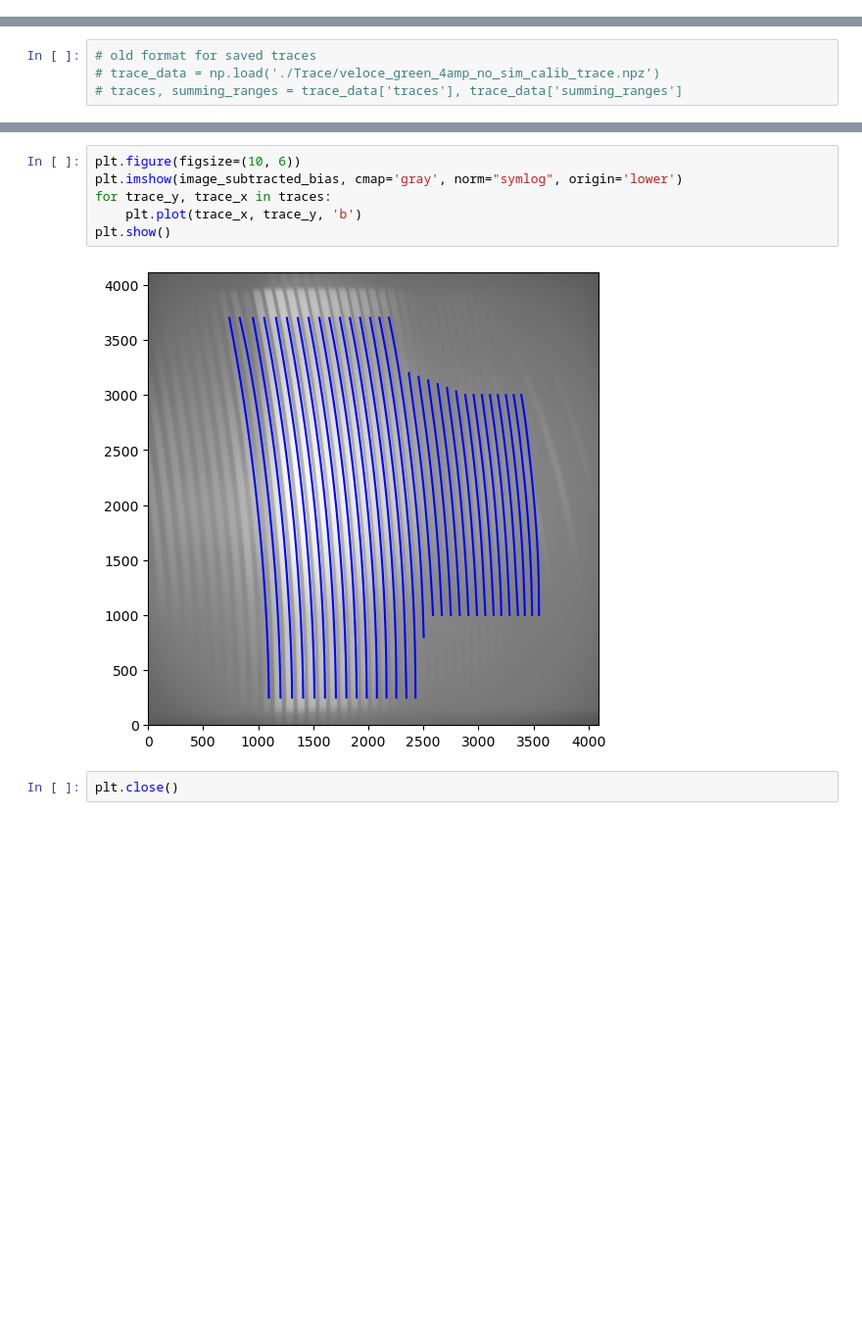
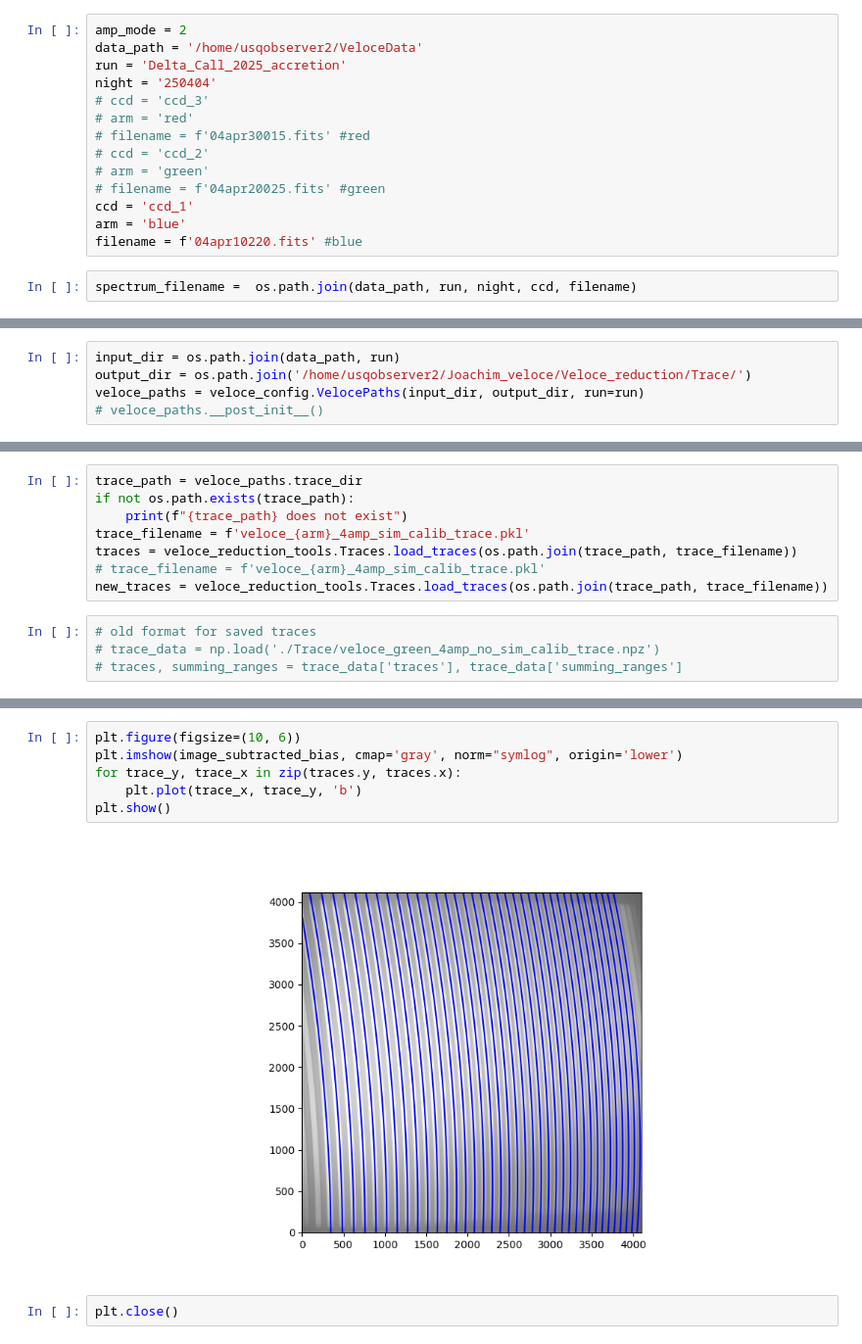
Before and after one commit to joakru-astro/veloce_reduction, a Jupyter notebook: veloce_trace.ipynb, the cells around one changed output, grey strips where cells are left out. Shown at 98% size. Saved outputs shown, nothing was run; the diff lists cells and outputs as text; blank space fills up the shorter version.

Commit message:
select custom traces, extract all arms fixed

```diff
--- a/veloce_trace.ipynb
+++ b/veloce_trace.ipynb
@@ -75,3 +77,19 @@ spectrum_filename =  os.path.join(veloce_paths.raw_dir, night, ccd, filename)
+# %%
+amp_mode = 2
+data_path = '/home/usqobserver2/VeloceData'
+run = 'Delta_Call_2025_accretion'
+night = '250404'
+# ccd = 'ccd_3'
+# arm = 'red'
+# filename = f'04apr30015.fits' #red
+# ccd = 'ccd_2'
+# arm = 'green'
+# filename = f'04apr20025.fits' #green
+ccd = 'ccd_1'
+arm = 'blue'
+filename = f'04apr10220.fits' #blue
+# %%
+spectrum_filename =  os.path.join(data_path, run, night, ccd, filename)
 # %%
 # blue master flat
 # amp_mode = 4
@@ -140,3 +154,8 @@ plt.close('all')
 Load prefitted trace to refit or skip to determining orders from flux in flat images
 # %%
 order_nums, coeffs, traces = veloce_reduction_tools.load_prefitted_wavecalib_trace(arm=arm, calib_type='Th')
+# %%
+input_dir = os.path.join(data_path, run)
+output_dir = os.path.join('/home/usqobserver2/Joachim_veloce/Veloce_reduction/Trace/')
+veloce_paths = veloce_config.VelocePaths(input_dir, output_dir, run=run)
+# veloce_paths.__post_init__()
@@ -143,3 +166,11 @@ order_nums, coeffs, traces = veloce_reduction_tools.load_prefitted_wavecalib_tra
+# %%
+trace_path = veloce_paths.trace_dir
+if not os.path.exists(trace_path):
+    print(f"{trace_path} does not exist")
+trace_filename = f'veloce_{arm}_4amp_sim_calib_trace.pkl'
+traces = veloce_reduction_tools.Traces.load_traces(os.path.join(trace_path, trace_filename))
+# trace_filename = f'veloce_{arm}_4amp_sim_calib_trace.pkl'
+new_traces = veloce_reduction_tools.Traces.load_traces(os.path.join(trace_path, trace_filename))
 # %%
 # old format for saved traces
 # trace_data = np.load('./Trace/veloce_green_4amp_no_sim_calib_trace.npz')
@@ -149,11 +180,11 @@ order_nums, coeffs, traces = veloce_reduction_tools.load_prefitted_wavecalib_tra
 # %%
 plt.figure(figsize=(10, 6))
 plt.imshow(image_subtracted_bias, cmap='gray', norm="symlog", origin='lower')
-for trace_y, trace_x in traces:
+for trace_y, trace_x in zip(traces.y, traces.x):
     plt.plot(trace_x, trace_y, 'b')
 plt.show()
 # %% [output]
-[figure, old version]
+[figure, new version]
 # %%
 plt.close()
 # %%
```
Also changed, not shown: parts of 22 cells of this notebook, 7 other files.
